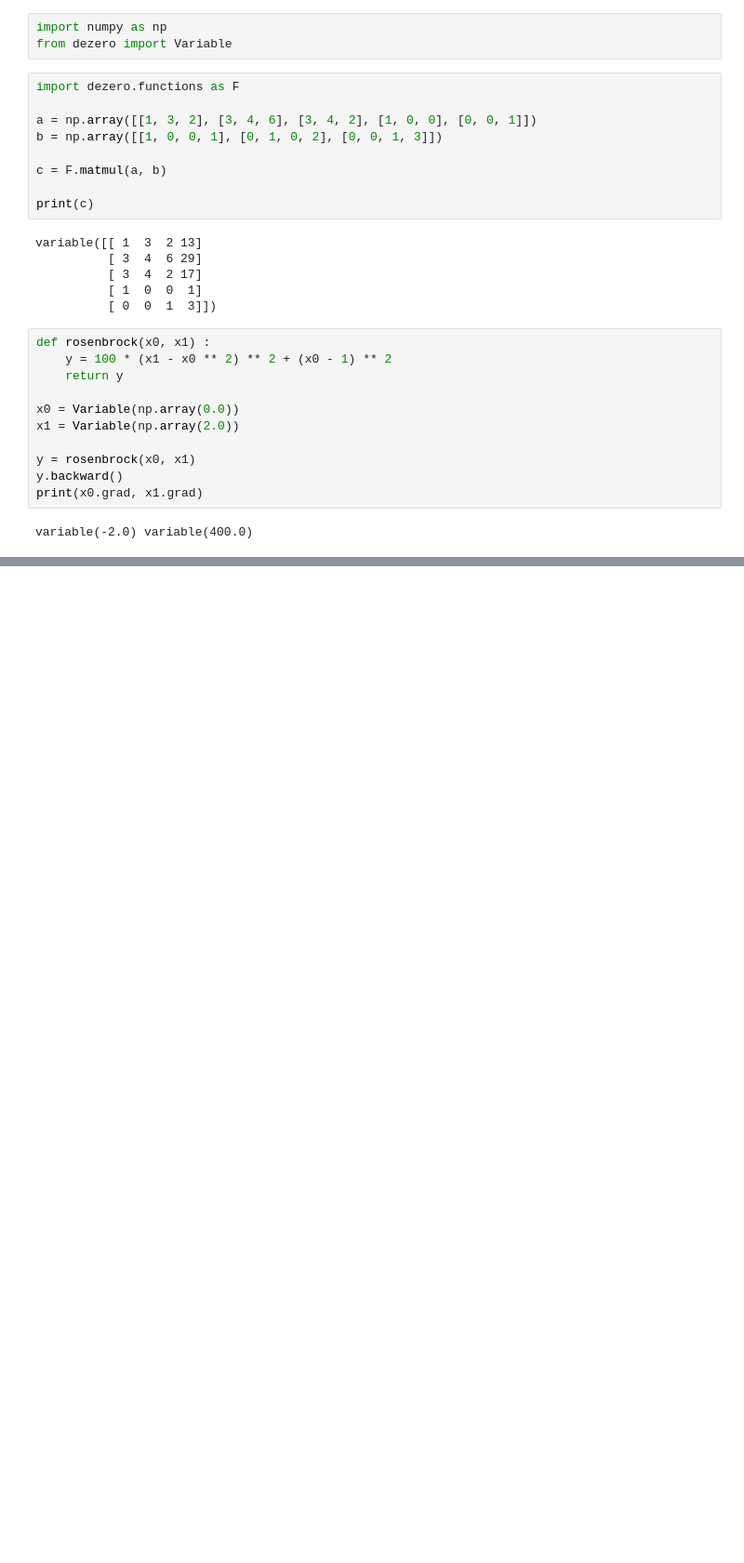
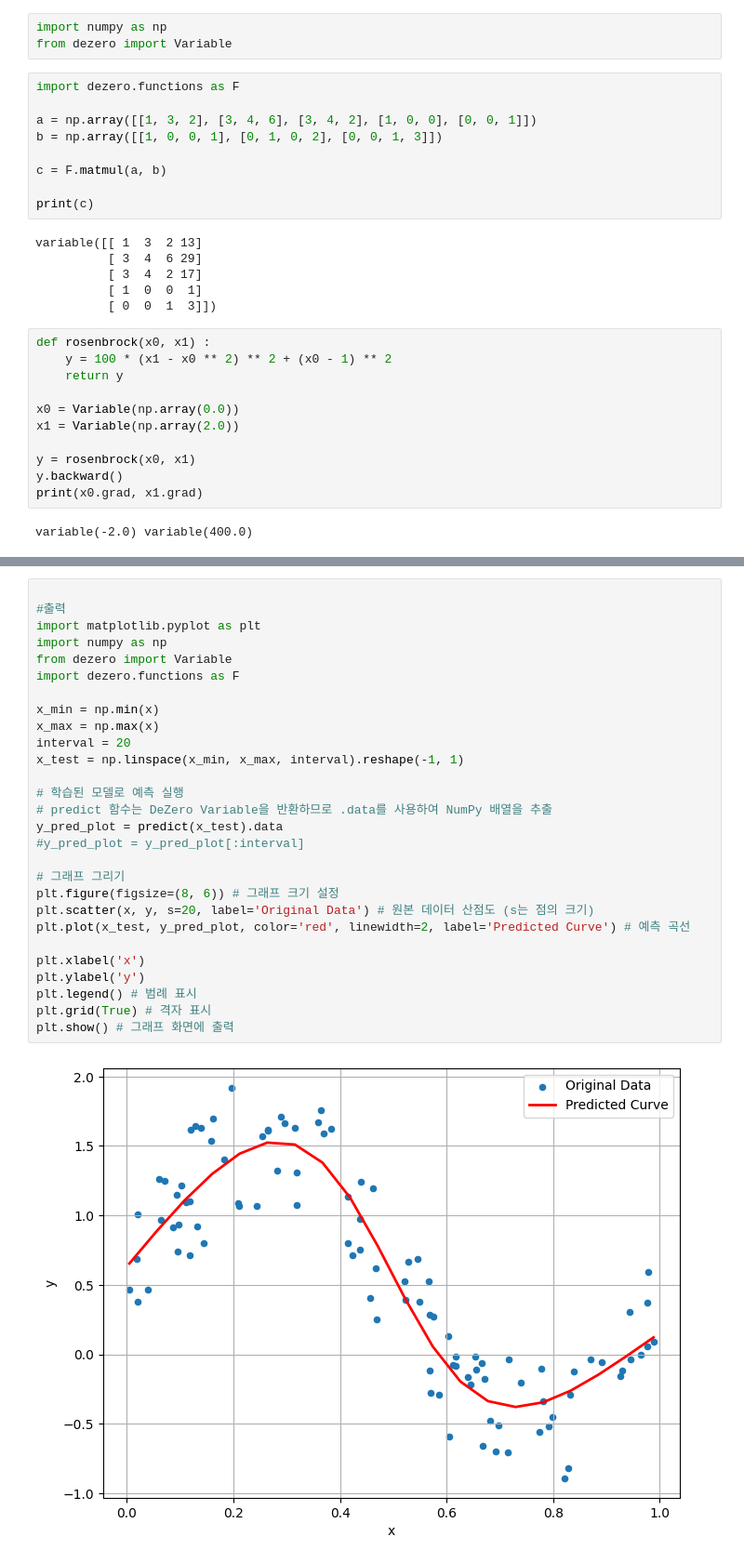
Before and after one commit to superoreoooooo/S251, a Jupyter notebook: ReinforcementLearning/p0526.ipynb, the cells around one changed output, grey strips where cells are left out. Shown at 93% size. Drawn from its saved outputs; the diff is of its cells as text; blank space fills up the shorter version.

```diff
--- a/ReinforcementLearning/p0526.ipynb
+++ b/ReinforcementLearning/p0526.ipynb
@@ -52,0 +286,30 @@ variable(0.999999999999928) variable(0.9999999999998557)
+# %%
+
+#출력
+import matplotlib.pyplot as plt
+import numpy as np
+from dezero import Variable
+import dezero.functions as F
+
+x_min = np.min(x)
+x_max = np.max(x)
+interval = 20
+x_test = np.linspace(x_min, x_max, interval).reshape(-1, 1)
+
+# 학습된 모델로 예측 실행
+# predict 함수는 DeZero Variable을 반환하므로 .data를 사용하여 NumPy 배열을 추출
+y_pred_plot = predict(x_test).data
+#y_pred_plot = y_pred_plot[:interval]
+
+# 그래프 그리기
+plt.figure(figsize=(8, 6)) # 그래프 크기 설정
+plt.scatter(x, y, s=20, label='Original Data') # 원본 데이터 산점도 (s는 점의 크기)
+plt.plot(x_test, y_pred_plot, color='red', linewidth=2, label='Predicted Curve') # 예측 곡선
+
+plt.xlabel('x')
+plt.ylabel('y')
+plt.legend() # 범례 표시
+plt.grid(True) # 격자 표시
+plt.show() # 그래프 화면에 출력
+# %% [output]
+[figure, added]
```
Also changed, not shown: parts of 12 cells of this notebook.
